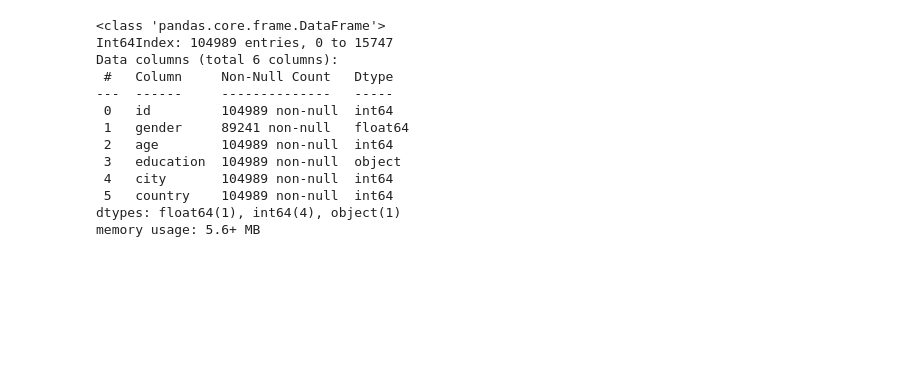
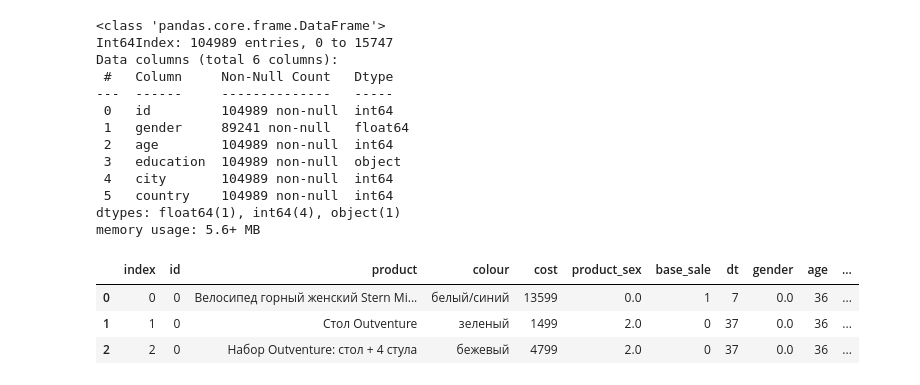
Before and after one commit to ArgentovS/PurchasePropensityModel, a Jupyter notebook: Модель склонности клиентов к покупкам.ipynb, the cells around one changed output. Cells and saved outputs as stored; diff of their text form; code cells hidden in the pictures; blank space fills up the shorter version.

```diff
--- a/Модель склонности клиентов к покупкам.ipynb
+++ b/Модель склонности клиентов к покупкам.ipynb
@@ -450,0 +482,10 @@ memory usage: 5.6+ MB
+# %%
+# Выдели датасет с полноценными данными признака 'gender' обучения модели классификации
+df_train_test = df[~df.gender.isna()]
+df_train_test.reset_index(inplace=True)
+df_train_test.head(3)
+# %% [output]
+|  | index | id | product | colour | cost | product_sex | base_sale | dt | gender | age | ... |
+| 0 | 0 | 0 | Велосипед горный женский Stern Mi... | белый/синий | 13599 | 0.0 | 1 | 7 | 0.0 | 36 | ... |
+| 1 | 1 | 0 | Стол Outventure | зеленый | 1499 | 2.0 | 0 | 37 | 0.0 | 36 | ... |
+| 2 | 2 | 0 | Набор Outventure: стол + 4 стула | бежевый | 4799 | 2.0 | 0 | 37 | 0.0 | 36 | ... |
```
Also changed, not shown: parts of 16 cells of this notebook.
